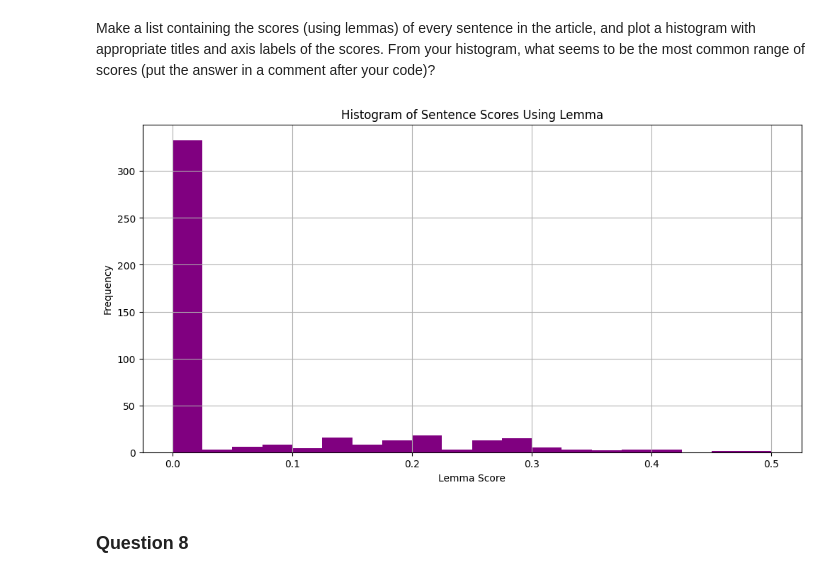
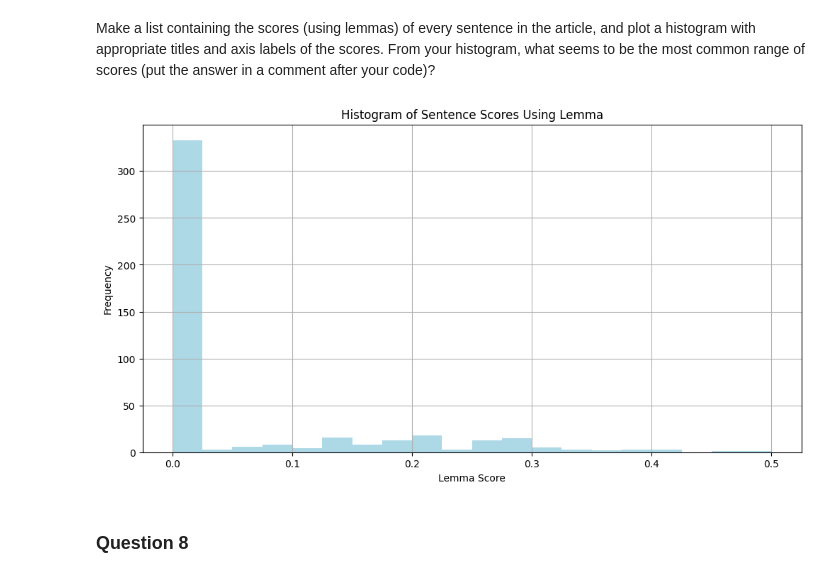
Before and after one commit to 14dstcyr/Project-6-Web-Scraping, a Jupyter notebook: web-scraping.ipynb, the cells around one changed output. Saved outputs shown, nothing was run; the diff lists cells and outputs as text; code cells hidden in the pictures.

Commit message:
Changed color in question 7

```diff
--- a/web-scraping.ipynb
+++ b/web-scraping.ipynb
@@ -339,35 +339,35 @@ def score_sentence_by_lemma(sentence, interesting_lemma):
     if len(lemma) == 0:
         return 0
     interesting_count = sum(1 for lemma in lemma if lemma in interesting_lemma)
     return interesting_count / len(lemma)
 
 # Load the spaCy pipeline
 nlp = spacy.load("en_core_web_sm")
 doc = nlp(article_text)
 
 # Interesting tokens (from question 3)
 interesting_lemma = ["comment", "2021", "march", "says", "report"]
 
 # List to store token scores of each sentence
 lemma_scores = []
 
 # Count (iterate) over each sentence in the document and calculate token scores
 for sentence in doc.sents:
     score = score_sentence_by_lemma(sentence, interesting_lemma)
     lemma_scores.append(score)
 
 # Plot the histogram of token scores
 plt.figure(figsize=(12, 6))
-plt.hist(token_scores, bins=20, color='purple')
+plt.hist(token_scores, bins=20, color='lightblue')
 plt.title("Histogram of Sentence Scores Using Lemma")
 plt.xlabel("Lemma Score")
 plt.ylabel("Frequency")
 plt.grid(True)
 plt.show()
 
 ### The most common range of scores is 0.0 to 0.02 respectively
 # %% [output]
-[figure, old version]
+[figure, new version]
 # %% [markdown]
 ### Question 8
 # %% [markdown]
```
